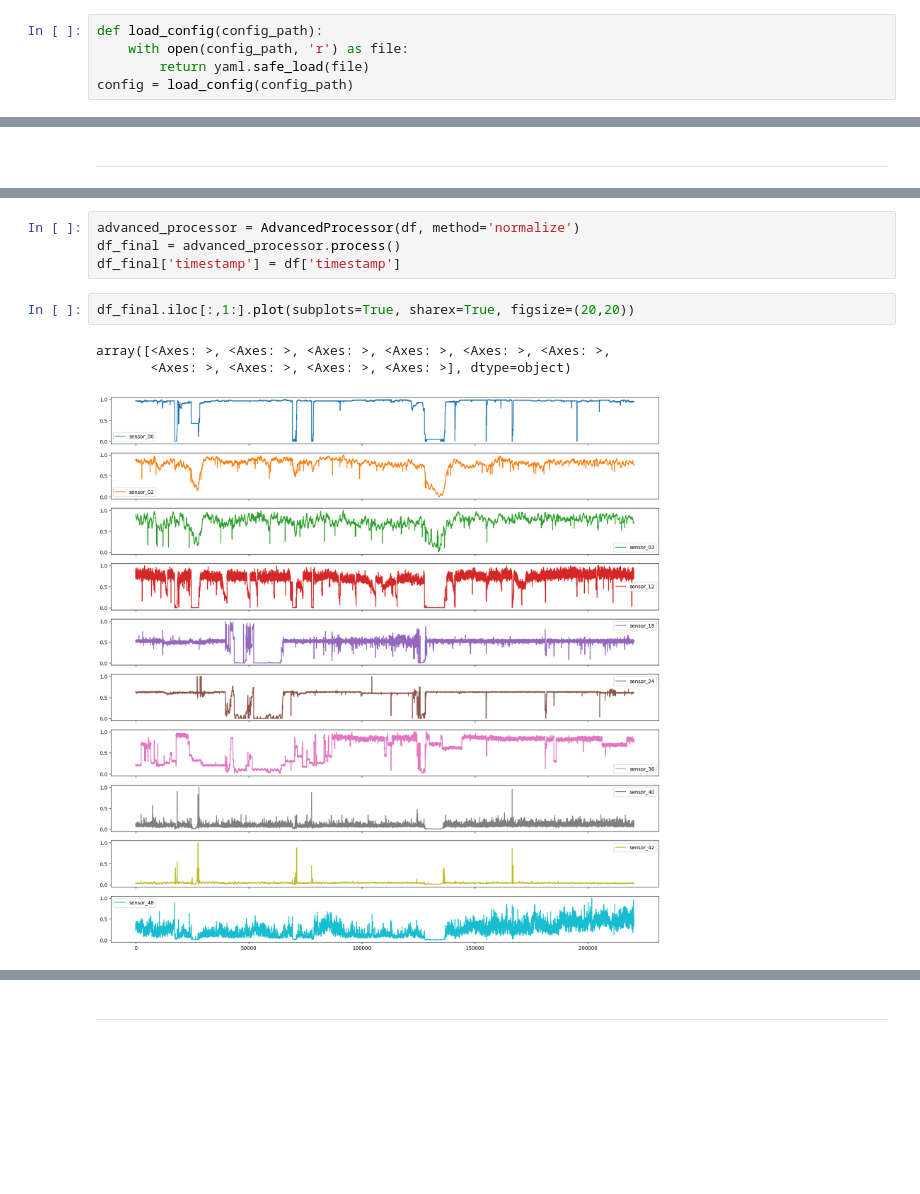
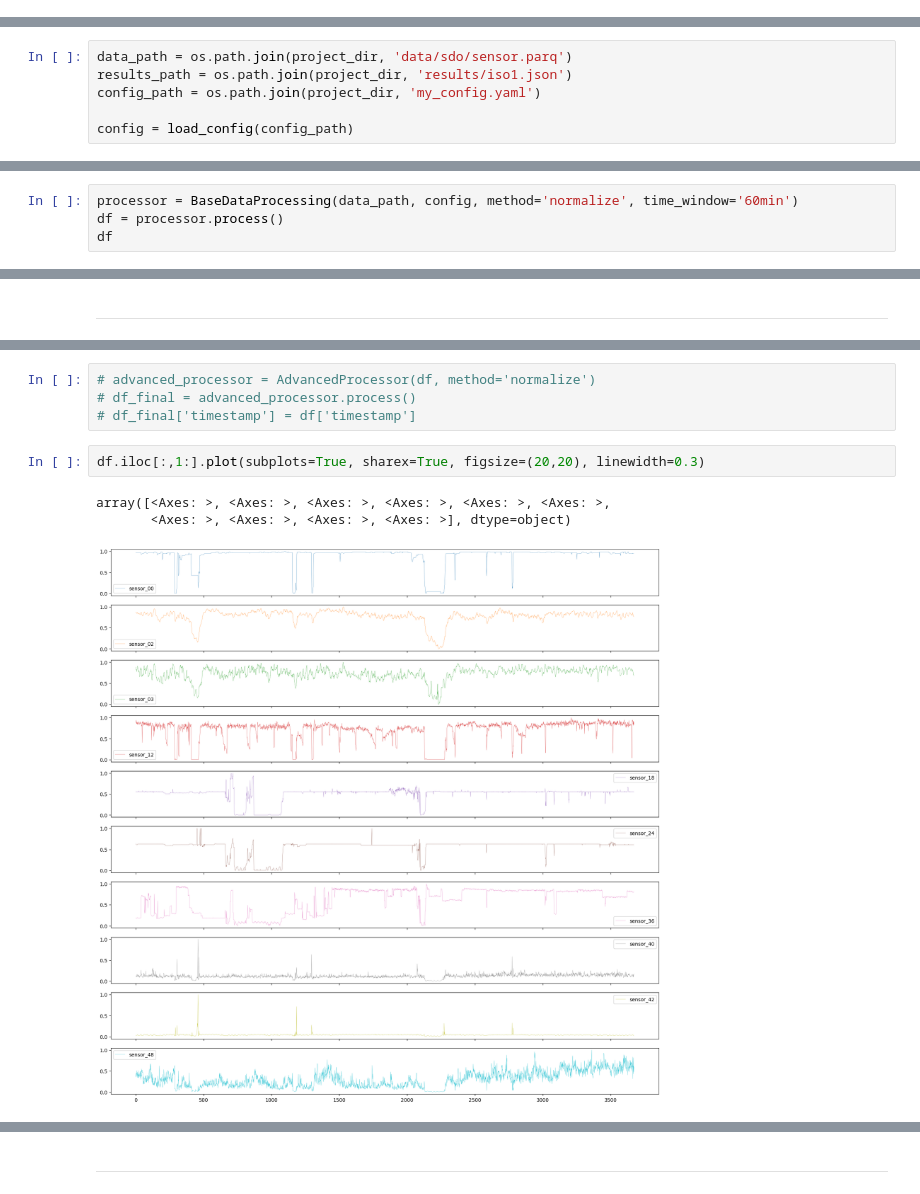
Before and after one commit to Daniel-Elston/pump-sensor, a Jupyter notebook: notebooks/exploration.ipynb, the cells around one changed output, grey strips where cells are left out. Cells and saved outputs as stored; diff of their text form; blank space fills up the shorter version.

Commit message:
Pipeline creation: - pipeline.py created - my_utils adjusted, setup_environment() and save_to_json() added - General restructure of main()

```diff
--- a/notebooks/exploration.ipynb
+++ b/notebooks/exploration.ipynb
@@ -20,5 +21,0 @@ sys.path.append(project_dir)
-# %%
-def load_config(config_path):
-    with open(config_path, 'r') as file:
-        return yaml.safe_load(file)
-config = load_config(config_path)
@@ -27,3 +22,9 @@ from src.data.processing import DataSelect, InitialProcessor, AdvancedProcessor
+# %%
+data_path = os.path.join(project_dir, 'data/sdo/sensor.parq')
+results_path = os.path.join(project_dir, 'results/iso1.json')
+config_path = os.path.join(project_dir, 'my_config.yaml')
+
+config = load_config(config_path)
 # %% [markdown]
 ---
 # %% [markdown]
@@ -220,0 +194,4 @@ See the caveats in the documentation: https://pandas.pydata.org/pandas-docs/stab
+# %%
+processor = BaseDataProcessing(data_path, config, method='normalize', time_window='60min')
+df = processor.process()
+df
@@ -257,10 +248,10 @@ df
 # %%
-advanced_processor = AdvancedProcessor(df, method='normalize')
-df_final = advanced_processor.process()
-df_final['timestamp'] = df['timestamp']
+# advanced_processor = AdvancedProcessor(df, method='normalize')
+# df_final = advanced_processor.process()
+# df_final['timestamp'] = df['timestamp']
 # %%
-df_final.iloc[:,1:].plot(subplots=True, sharex=True, figsize=(20,20))
+df.iloc[:,1:].plot(subplots=True, sharex=True, figsize=(20,20), linewidth=0.3)
 # %% [output]
 array([<Axes: >, <Axes: >, <Axes: >, <Axes: >, <Axes: >, <Axes: >,
        <Axes: >, <Axes: >, <Axes: >, <Axes: >], dtype=object)
-[figure, old version]
+[figure, new version]
```
Also changed, not shown: parts of 17 cells of this notebook, 14 other files.
